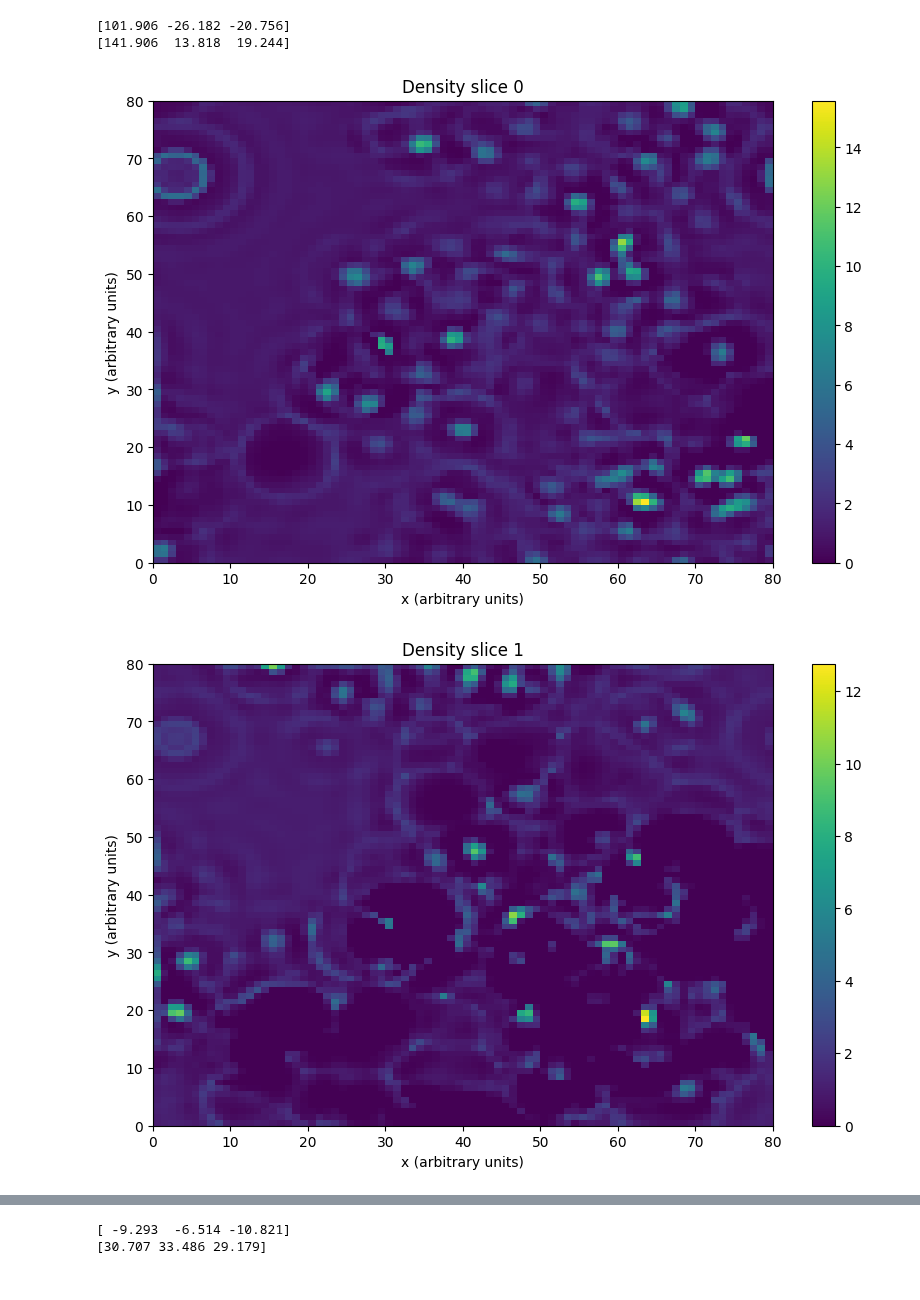
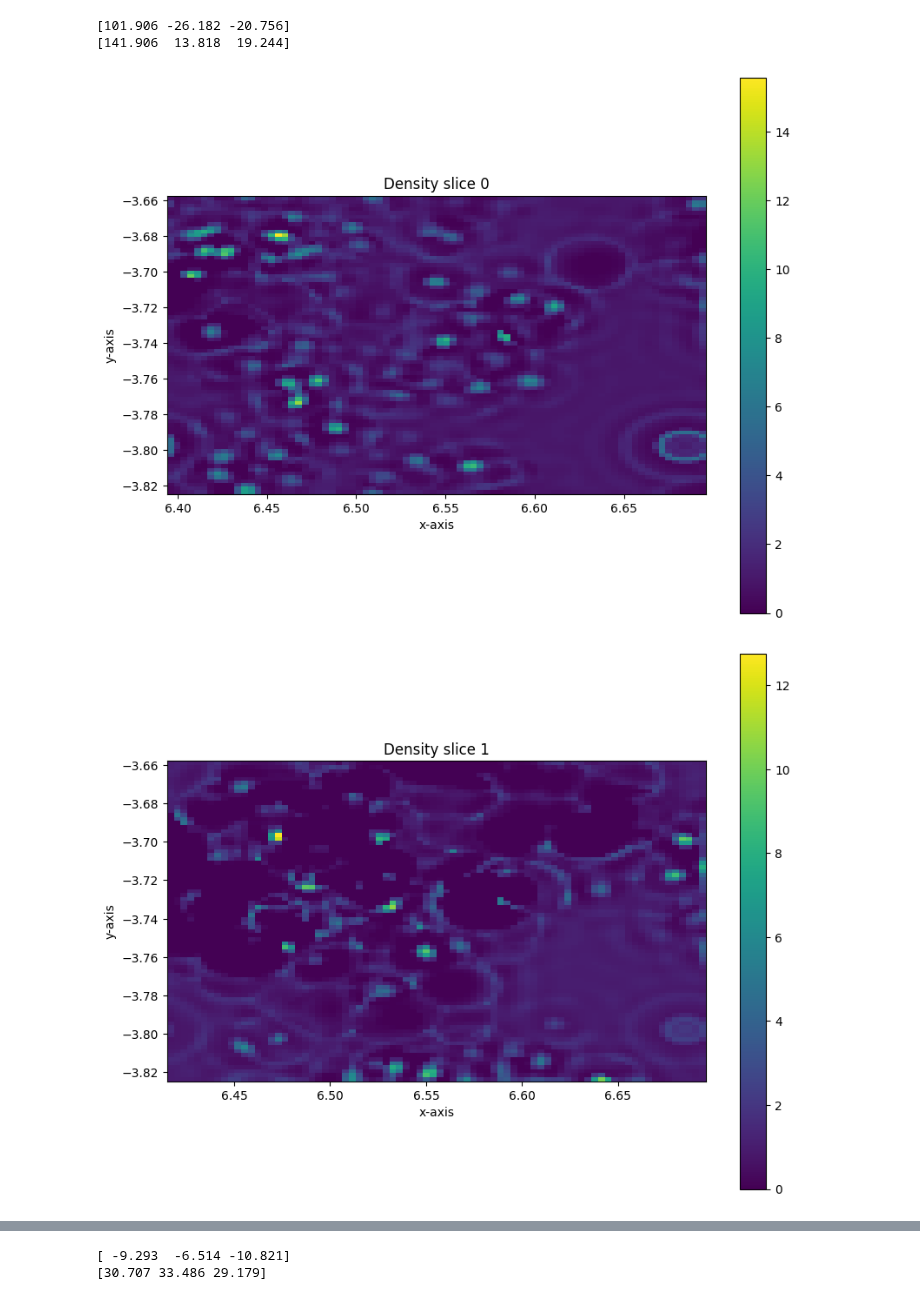
Before and after one commit to unitaryfund/aquapointer, a Jupyter notebook: notebooks/slicing_demo.ipynb, the cells around one changed output, grey strips where cells are left out. Cells and saved outputs as stored; diff of their text form; code cells hidden in the pictures.

```diff
--- a/notebooks/slicing_demo.ipynb
+++ b/notebooks/slicing_demo.ipynb
@@ -31,22 +42,16 @@ points_1nnc, densities_1nnc = density_slices_by_plane(grid, slicing_planes)
 # %%
-for k, density in enumerate(densities_1nnc):
-    fig, ax = dsu.plot_density(
-            density, title=f"Density slice {k}"
-        )
-plt.show()
+for c, canvas in enumerate(canvases_1nnc):
+    canvas.plotting_objects(title=f"Density slice {c}")
 # %% [output]
 [figure]
 [figure]
 [figure]
 [figure]
 # %%
-cropped_points, cropped_densities = crop_slices(points_1nnc, densities_1nnc, x_ranges = [(points_1nnc[2][20, 20, 0], points_1nnc[2][60, 20, 0])], y_ranges = [(points_1nnc[2][20, 20, 1], points_1nnc[3][20, 60, 1])])
+cropped_canvases_1nnc = crop_slices(points_1nnc, densities_1nnc, x_ranges = [(points_1nnc[2][20, 20, 0], points_1nnc[2][60, 20, 0])], y_ranges = [(points_1nnc[2][20, 20, 1], points_1nnc[3][20, 60, 1])])
 # %%
-for k, density in enumerate(cropped_densities):
-    fig, ax = dsu.plot_density(
-            density, title=f"Density slice {k}"
-        )
-plt.show()
+for c, canvas in enumerate(cropped_canvases_1nnc):
+    canvas.plotting_objects(title=f"Density slice {c}")
 # %% [output]
 [figure]
 [figure]
@@ -61,13 +66,10 @@ print(density_point_boundaries(grid_bd))
 [101.906 -26.182 -20.756]
 [141.906  13.818  19.244]
 # %%
-points_bd, densities_bd = density_slices_by_axis(grid, axis=np.array([0, 1, 0]), distances=np.linspace(5, 35, 7, dtype=int))
+canvases_bd = density_slices_by_axis(grid, axis=np.array([0, 1, 0]), distances=np.linspace(5, 35, 7, dtype=int))
 # %%
-for k, density in enumerate(densities_bd):
-    fig, ax = dsu.plot_density(
-            density, title=f"Density slice {k}"
-        )
-plt.show()
+for c, canvas in enumerate(canvases_bd):
+    canvas.plotting_objects(title=f"Density slice {c}")
 # %% [output]
-[figure, old version]
+[figure, new version]
-[figure, old version]
+[figure, new version]
```
Also changed, not shown: parts of 6 cells of this notebook, 2 other files.
